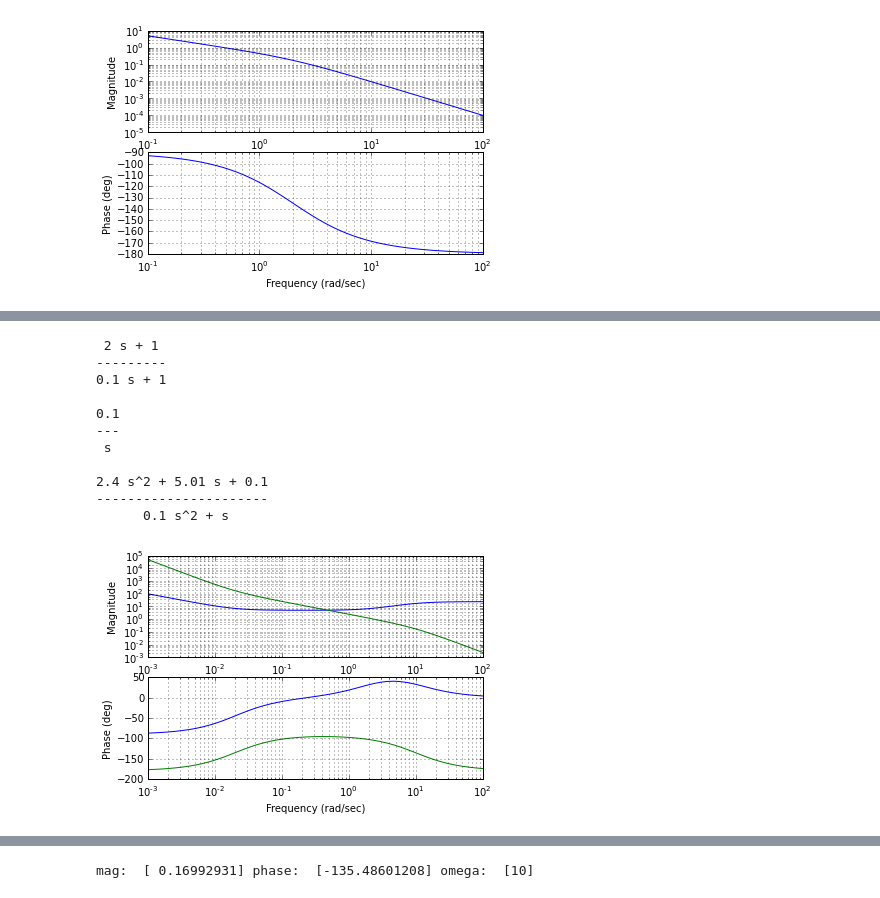
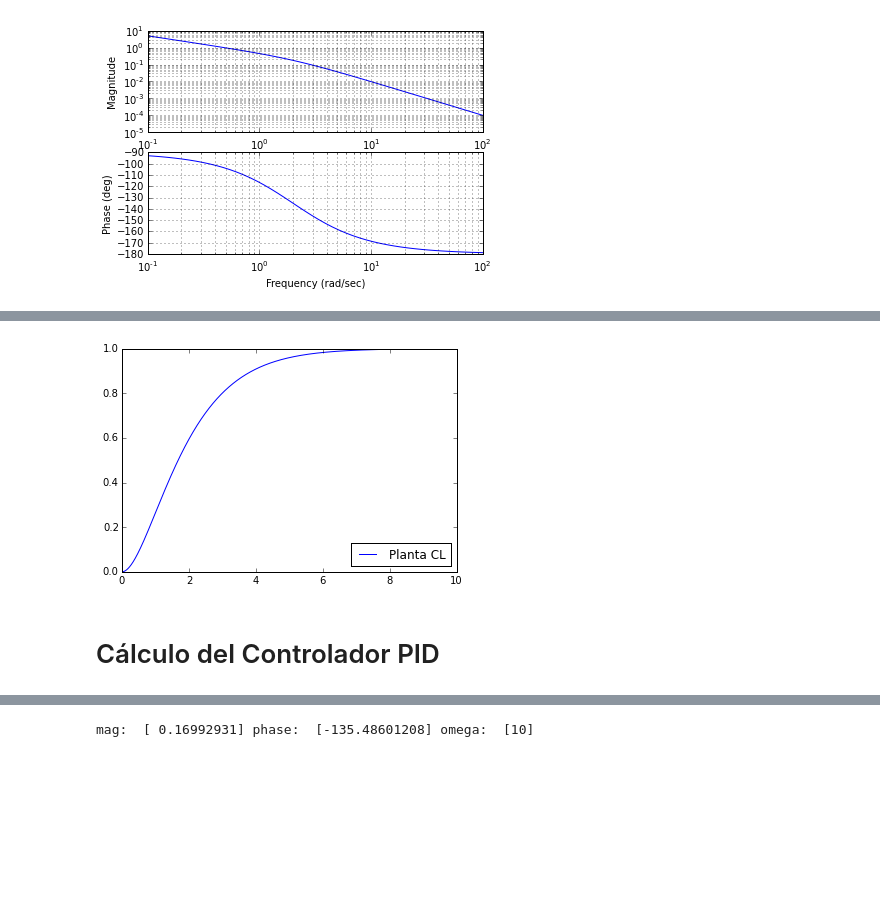
Before and after one commit to lmpizarro/apuntes-python-cientifico, a Jupyter notebook: src/notebooks/notebookCL.ipynb, the cells around one changed output, grey strips where cells are left out. Saved outputs shown, nothing was run; the diff lists cells and outputs as text; code cells hidden in the pictures; blank space fills up the shorter version.

```diff
--- a/src/notebooks/notebookCL.ipynb
+++ b/src/notebooks/notebookCL.ipynb
@@ -17,29 +39,16 @@ ctrl.bode(P);
+# %%
+#  Planta con realimentación unitaria sin controlador
+sys1 = ctrl.feedback(P,1)
+y,t = mtlb.step(sys1, T = np.arange(0, Ttotal, DT) )
+mpl.plot(t,y, label='Planta CL');
+mpl.legend(loc='lower right');
+# %% [output]
+[figure, added]
+# %% [markdown]
+# Cálculo del Controlador PID
 # %%
-wgc = 10 #  # Desidered Bandwith
-desideredPM = 60
-
 # Modelo del Controlador
 Kp = 4; Kd = 2; Ki = .1; pd = 1
 integ = ctrl.tf ([Ki],[1,0])
 deriv = ctrl.tf ([Kd, 1], [0.1,1])
-prop  = Kp
-C = ctrl.parallel (deriv + prop, integ)
-
-Ac,Bc,Cc,Dc = ctrl.matlab.ssdata(C)
-print deriv, integ, C
-
-ctrl.bode(C);
-ctrl.bode(C*P);
+C = ctrl.parallel (deriv + Kp, integ)
-# %% [output]
- 2 s + 1
----------
-0.1 s + 1
-
-0.1
----
- s
-
-2.4 s^2 + 5.01 s + 0.1
-----------------------
-      0.1 s^2 + s
-[figure, removed]
```
Also changed, not shown: parts of 26 cells of this notebook, 7 other files.
